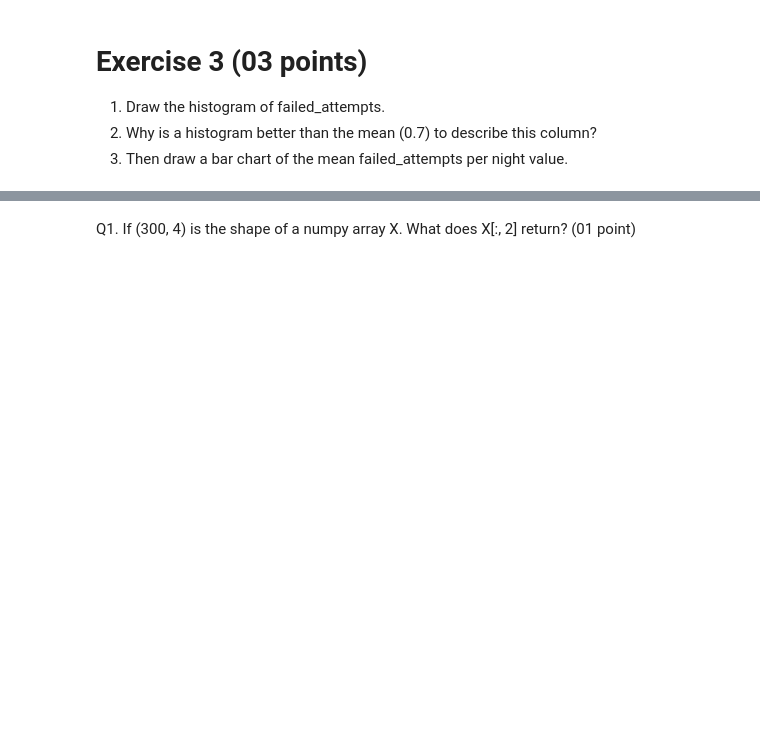
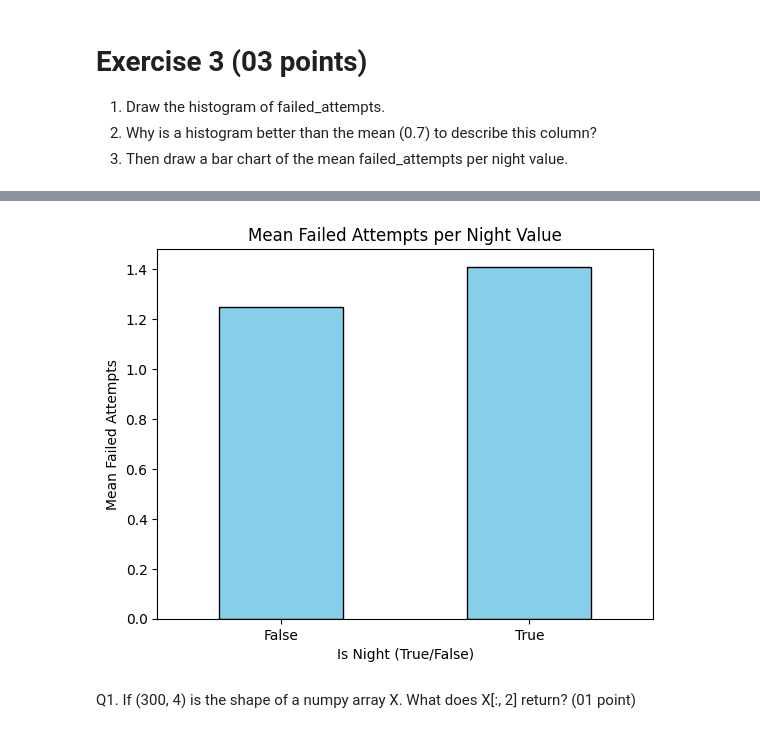
Before and after one commit to rachamadaci-cell/TP1, a Jupyter notebook: TP1 (1).ipynb, the cells around one changed output, grey strips where cells are left out. Saved outputs shown, nothing was run; the diff lists cells and outputs as text; code cells hidden in the pictures; blank space fills up the shorter version.

```diff
--- a/TP1 (1).ipynb
+++ b/TP1 (1).ipynb
@@ -139,3 +163,18 @@ log = pd.DataFrame({"user":    rng.choice(["ali", "sara", "yacine", "nour", "kar
+# %%
+# 3. Draw a bar chart of the mean failed_attempts per night value.
+
+# Write your code here
+import matplotlib.pyplot as plt
+mean_failed_per_night = log.groupby(log['hour'].between(0, 6))['failed_attempts'].mean()
+
+mean_failed_per_night.plot(kind='bar', color='skyblue', edgecolor='black')
+plt.title('Mean Failed Attempts per Night Value')
+plt.xlabel('Is Night (True/False)')
+plt.ylabel('Mean Failed Attempts')
+plt.xticks(rotation=0)
+plt.show()
+# %% [output]
+[figure, added]
 # %%
 # Auttograded cell - Skip it
 # %% [markdown]
```
Also changed, not shown: parts of 12 cells of this notebook.
